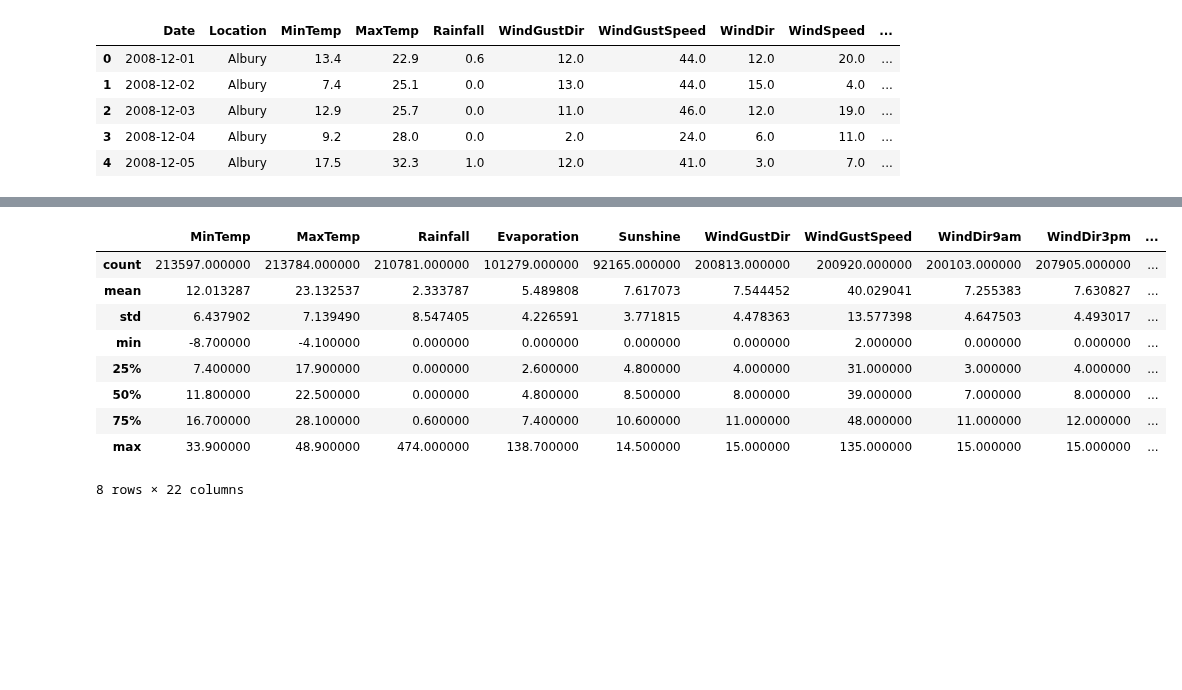
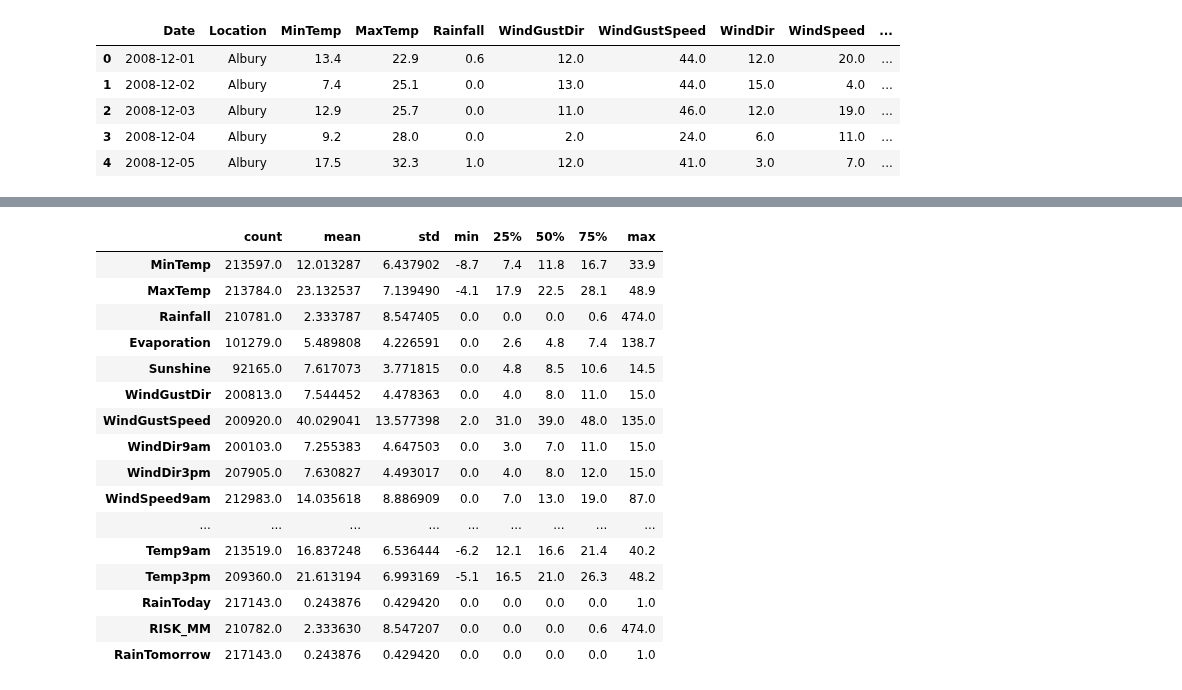
Before and after one commit to silva-nick/STATS402-Final, a Jupyter notebook: eda.ipynb, the cells around one changed output, grey strips where cells are left out. Cells and saved outputs as stored; diff of their text form; code cells hidden in the pictures; blank space fills up the shorter version.

```diff
--- a/eda.ipynb
+++ b/eda.ipynb
@@ -91,16 +150,23 @@ df_split.to_csv("weatherAUS_cleaned.csv", index=False)
 # %%
-df.describe()
+df.describe().T
 # %% [output]
-|  | MinTemp | MaxTemp | Rainfall | Evaporation | Sunshine | WindGustDir | WindGustSpeed | WindDir9am | WindDir3pm | ... |
-| count | 213597.000000 | 213784.000000 | 210781.000000 | 101279.000000 | 92165.000000 | 200813.000000 | 200920.000000 | 200103.000000 | 207905.000000 | ... |
-| mean | 12.013287 | 23.132537 | 2.333787 | 5.489808 | 7.617073 | 7.544452 | 40.029041 | 7.255383 | 7.630827 | ... |
-| std | 6.437902 | 7.139490 | 8.547405 | 4.226591 | 3.771815 | 4.478363 | 13.577398 | 4.647503 | 4.493017 | ... |
-| min | -8.700000 | -4.100000 | 0.000000 | 0.000000 | 0.000000 | 0.000000 | 2.000000 | 0.000000 | 0.000000 | ... |
-| 25% | 7.400000 | 17.900000 | 0.000000 | 2.600000 | 4.800000 | 4.000000 | 31.000000 | 3.000000 | 4.000000 | ... |
-| 50% | 11.800000 | 22.500000 | 0.000000 | 4.800000 | 8.500000 | 8.000000 | 39.000000 | 7.000000 | 8.000000 | ... |
-| 75% | 16.700000 | 28.100000 | 0.600000 | 7.400000 | 10.600000 | 11.000000 | 48.000000 | 11.000000 | 12.000000 | ... |
-| max | 33.900000 | 48.900000 | 474.000000 | 138.700000 | 14.500000 | 15.000000 | 135.000000 | 15.000000 | 15.000000 | ... |
+|  | count | mean | std | min | 25% | 50% | 75% | max |
+| MinTemp | 213597.0 | 12.013287 | 6.437902 | -8.7 | 7.4 | 11.8 | 16.7 | 33.9 |
+| MaxTemp | 213784.0 | 23.132537 | 7.139490 | -4.1 | 17.9 | 22.5 | 28.1 | 48.9 |
+| Rainfall | 210781.0 | 2.333787 | 8.547405 | 0.0 | 0.0 | 0.0 | 0.6 | 474.0 |
+| Evaporation | 101279.0 | 5.489808 | 4.226591 | 0.0 | 2.6 | 4.8 | 7.4 | 138.7 |
+| Sunshine | 92165.0 | 7.617073 | 3.771815 | 0.0 | 4.8 | 8.5 | 10.6 | 14.5 |
+| WindGustDir | 200813.0 | 7.544452 | 4.478363 | 0.0 | 4.0 | 8.0 | 11.0 | 15.0 |
+| WindGustSpeed | 200920.0 | 40.029041 | 13.577398 | 2.0 | 31.0 | 39.0 | 48.0 | 135.0 |
+| WindDir9am | 200103.0 | 7.255383 | 4.647503 | 0.0 | 3.0 | 7.0 | 11.0 | 15.0 |
+| WindDir3pm | 207905.0 | 7.630827 | 4.493017 | 0.0 | 4.0 | 8.0 | 12.0 | 15.0 |
+| WindSpeed9am | 212983.0 | 14.035618 | 8.886909 | 0.0 | 7.0 | 13.0 | 19.0 | 87.0 |
+| ... | ... | ... | ... | ... | ... | ... | ... | ... |
+| Temp9am | 213519.0 | 16.837248 | 6.536444 | -6.2 | 12.1 | 16.6 | 21.4 | 40.2 |
+| Temp3pm | 209360.0 | 21.613194 | 6.993169 | -5.1 | 16.5 | 21.0 | 26.3 | 48.2 |
+| RainToday | 217143.0 | 0.243876 | 0.429420 | 0.0 | 0.0 | 0.0 | 0.0 | 1.0 |
+| RISK_MM | 210782.0 | 2.333630 | 8.547207 | 0.0 | 0.0 | 0.0 | 0.6 | 474.0 |
+| RainTomorrow | 217143.0 | 0.243876 | 0.429420 | 0.0 | 0.0 | 0.0 | 0.0 | 1.0 |
-8 rows × 22 columns
 # %%
 matrix = df.corr().round(2)
 sns.heatmap(matrix, annot=True,vmax=1, vmin=-1, center=0, cmap='vlag')
```
Also changed, not shown: parts of 8 cells of this notebook, 2 other files.
